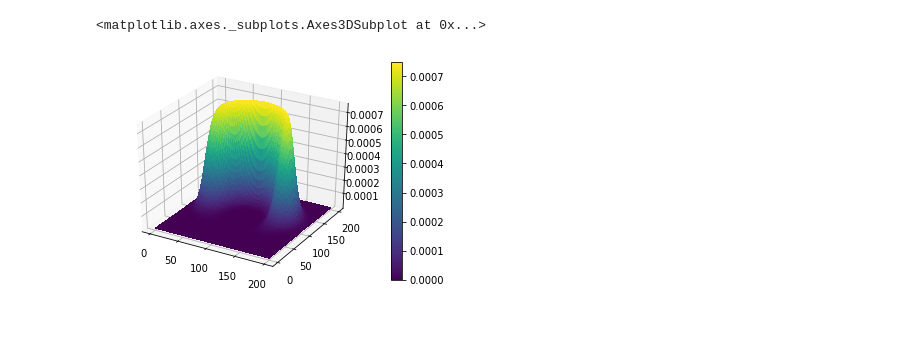
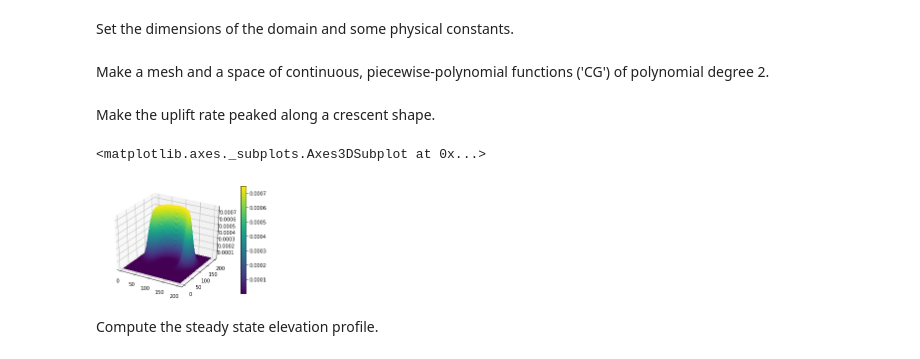
Before and after one commit to danshapero/hillslope, a Jupyter notebook: hillslope.ipynb, the cells around one changed output. Drawn from its saved outputs; the diff is of its cells as text; code cells hidden in the pictures; blank space fills up the shorter version.

```diff
--- a/hillslope.ipynb
+++ b/hillslope.ipynb
@@ -3,24 +4,30 @@
 import firedrake
 from firedrake import sqrt, exp, tanh
 import hillslope
+# %% [markdown]
+Set the dimensions of the domain and some physical constants.
 # %%
+Lx, Ly = 200, 200
 k = 0.0035  # m^2/year
-γ = 1.25    # dimensionless
+S = 1.25    # dimensionless
 U = 7.5e-4  # m/year
+# %% [markdown]
+Make a mesh and a space of continuous, piecewise-polynomial functions ('CG') of polynomial degree 2.
 # %%
-L, W = 200, 200
-N = 48
-mesh = firedrake.RectangleMesh(N, N, L, W)
-
-degree = 2
-Q = firedrake.FunctionSpace(mesh, "Lagrange", degree)
+Nx, Ny = 48, 48
+mesh = firedrake.RectangleMesh(Nx, Ny, Lx, Ly)
+Q = firedrake.FunctionSpace(mesh, family='CG', degree=2)
+# %% [markdown]
+Make the uplift rate peaked along a crescent shape.
 # %%
 x, y = mesh.coordinates
 R = 16
-r = sqrt((x - L/2)**2 + (y - W/2)**2)
-expression = exp(-(r/R - 4)**2) * (1 + tanh((y - W/2)/R))/2
+r = sqrt((x - Lx/2)**2 + (y - Ly/2)**2)
+expression = exp(-(r/R - 4)**2) * (1 + tanh((y - Ly/2)/R))/2
 u = firedrake.interpolate(U * expression, Q)
 firedrake.plot(u, cmap='viridis', plot3d=True)
 # %% [output]
 <matplotlib.axes._subplots.Axes3DSubplot at 0x...>
-[figure, old version]
+[figure, new version]
+# %% [markdown]
+Compute the steady state elevation profile.
```
Also changed, not shown: parts of 13 cells of this notebook, 3 other files.
